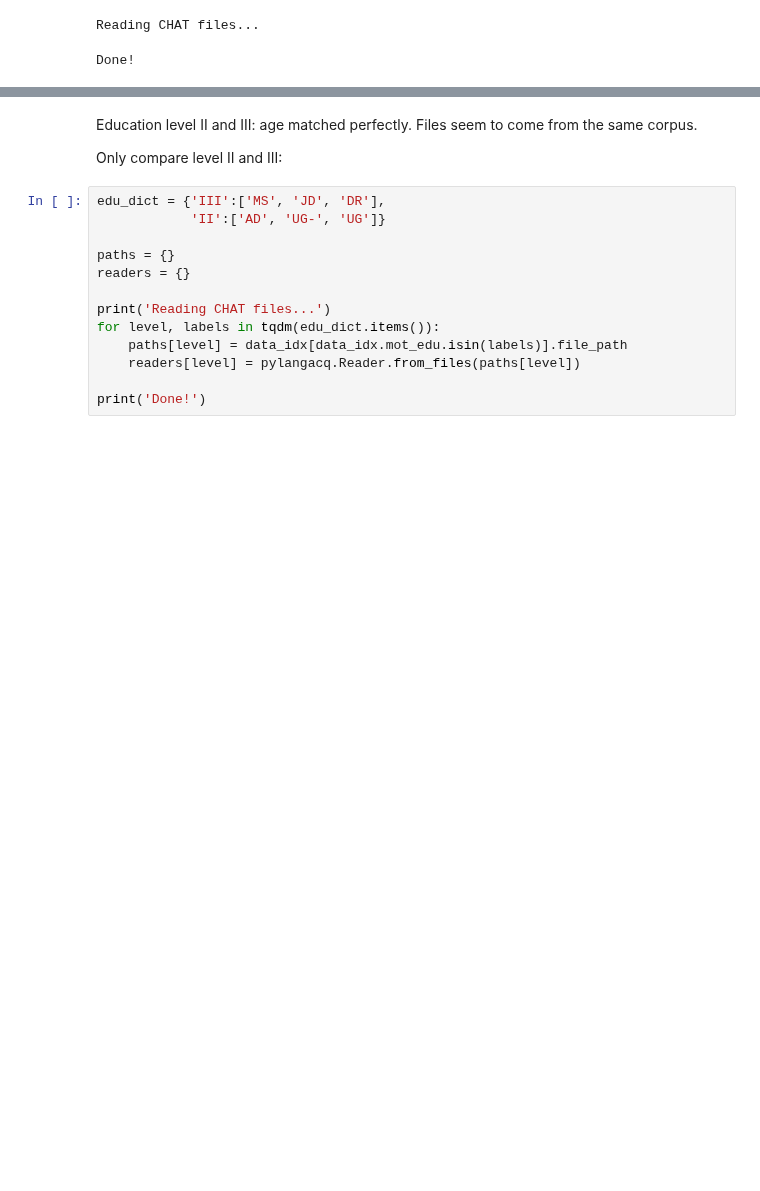
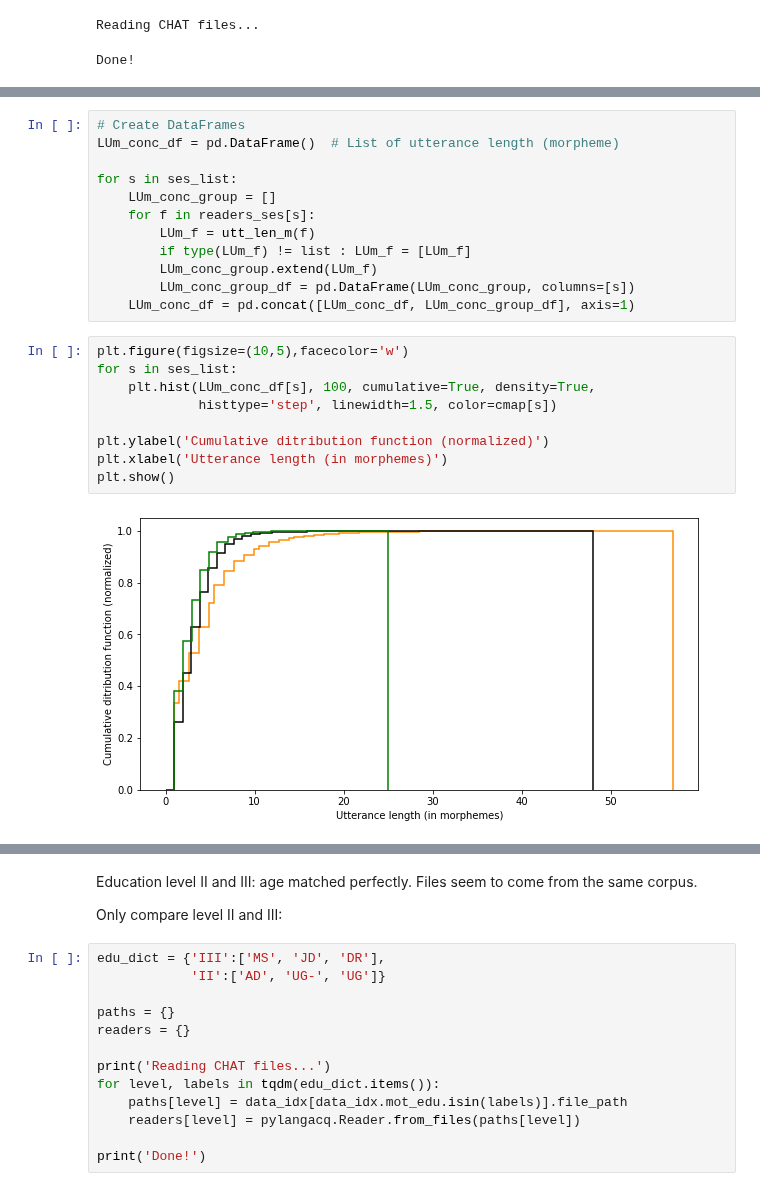
Before and after one commit to Data-Science-for-Linguists-2022/Child-Vocab-Development, a Jupyter notebook: code/exploratory_analysis.ipynb, the cells around one changed output, grey strips where cells are left out. Saved outputs shown, nothing was run; the diff lists cells and outputs as text; blank space fills up the shorter version.

```diff
--- a/code/exploratory_analysis.ipynb
+++ b/code/exploratory_analysis.ipynb
@@ -328,0 +356,23 @@ plt.show()
+# %%
+# Create DataFrames
+LUm_conc_df = pd.DataFrame()  # List of utterance length (morpheme)
+
+for s in ses_list:
+    LUm_conc_group = []
+    for f in readers_ses[s]:
+        LUm_f = utt_len_m(f)
+        if type(LUm_f) != list : LUm_f = [LUm_f]
+        LUm_conc_group.extend(LUm_f)
+        LUm_conc_group_df = pd.DataFrame(LUm_conc_group, columns=[s])
+    LUm_conc_df = pd.concat([LUm_conc_df, LUm_conc_group_df], axis=1)
+# %%
+plt.figure(figsize=(10,5),facecolor='w')
+for s in ses_list:
+    plt.hist(LUm_conc_df[s], 100, cumulative=True, density=True,
+             histtype='step', linewidth=1.5, color=cmap[s])
+
+plt.ylabel('Cumulative ditribution function (normalized)')
+plt.xlabel('Utterance length (in morphemes)')
+plt.show()
+# %% [output]
+[figure, added]
```
Also changed, not shown: parts of 34 cells of this notebook.
